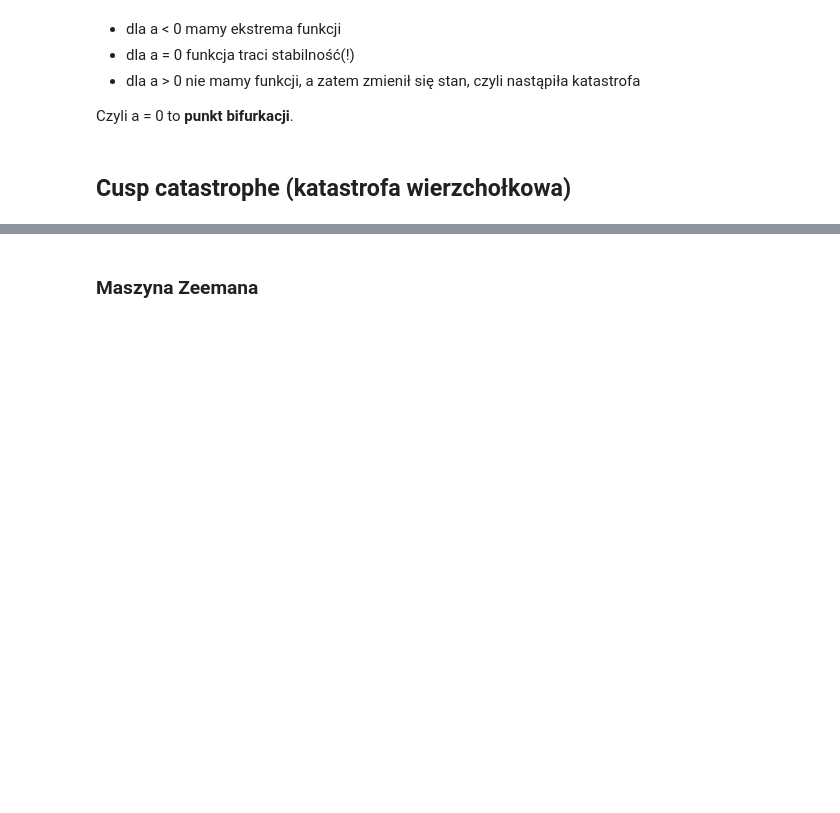
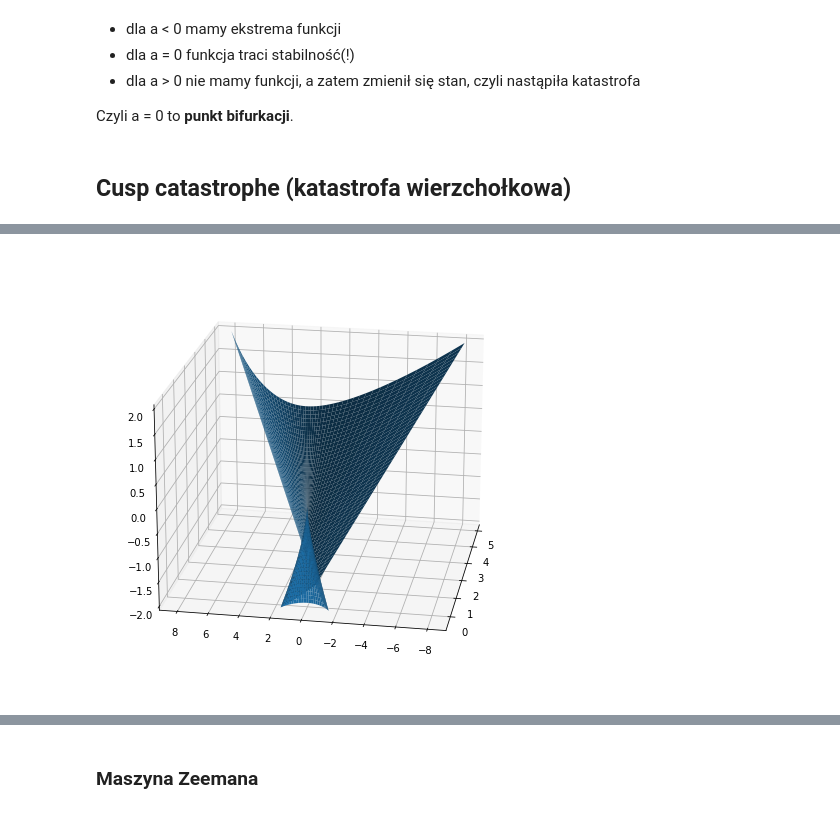
Before and after one commit to klaudynka245/Bifurcations, a Jupyter notebook: teoria katastrof.ipynb, the cells around one changed output, grey strips where cells are left out. Saved outputs shown, nothing was run; the diff lists cells and outputs as text; code cells hidden in the pictures; blank space fills up the shorter version.

```diff
--- a/teoria katastrof.ipynb
+++ b/teoria katastrof.ipynb
@@ -84,0 +119,20 @@ plt.show()
+# %%
+from mpl_toolkits.mplot3d import Axes3D
+fig = plt.figure()
+ax = plt.axes(projection='3d')
+fig.set_figwidth(8)
+fig.set_figheight(8)
+u = np.linspace(-2,2)
+v = np.linspace(-1,1)
+u, v = np.meshgrid(u,v)
+x = u*v**2+3*v**4
+y = -2*u*v-4*v**3
+z = u
+ax.plot_surface(x, y, z)
+#plt.axis('off')
+ax.view_init(20, 190)
+#plt.savefig('swallowtailcatastrophe2.png')
+#plt.close()
+plt.show()
+# %% [output]
+[figure, added]
```
Also changed, not shown: parts of 14 cells of this notebook, 3 other files.
